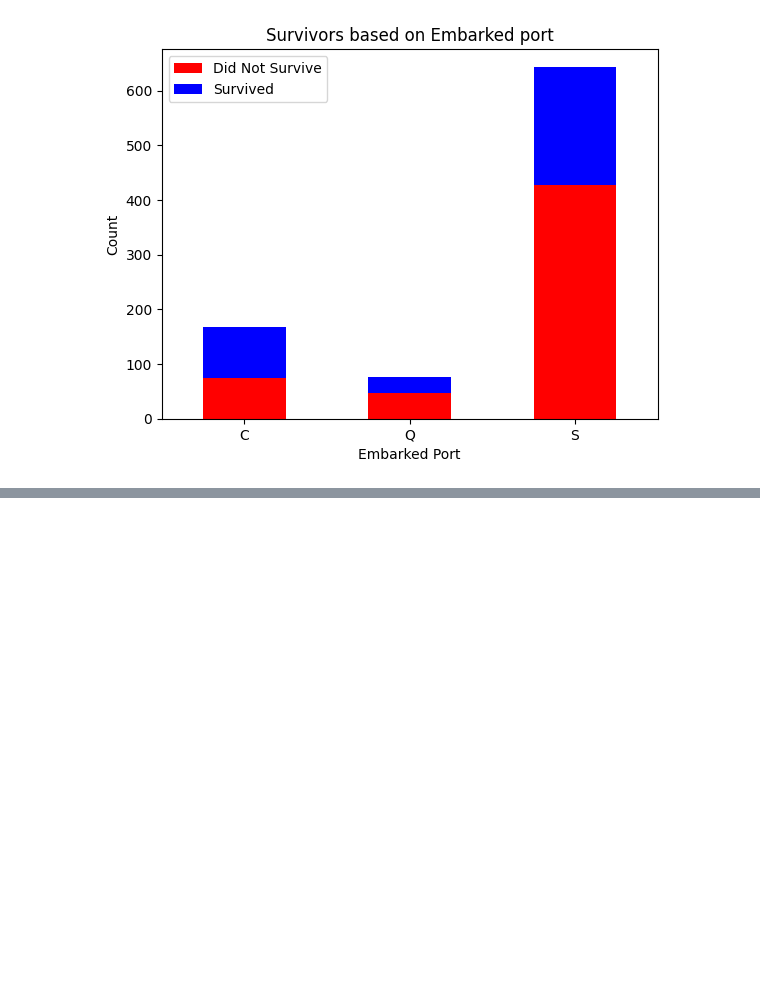
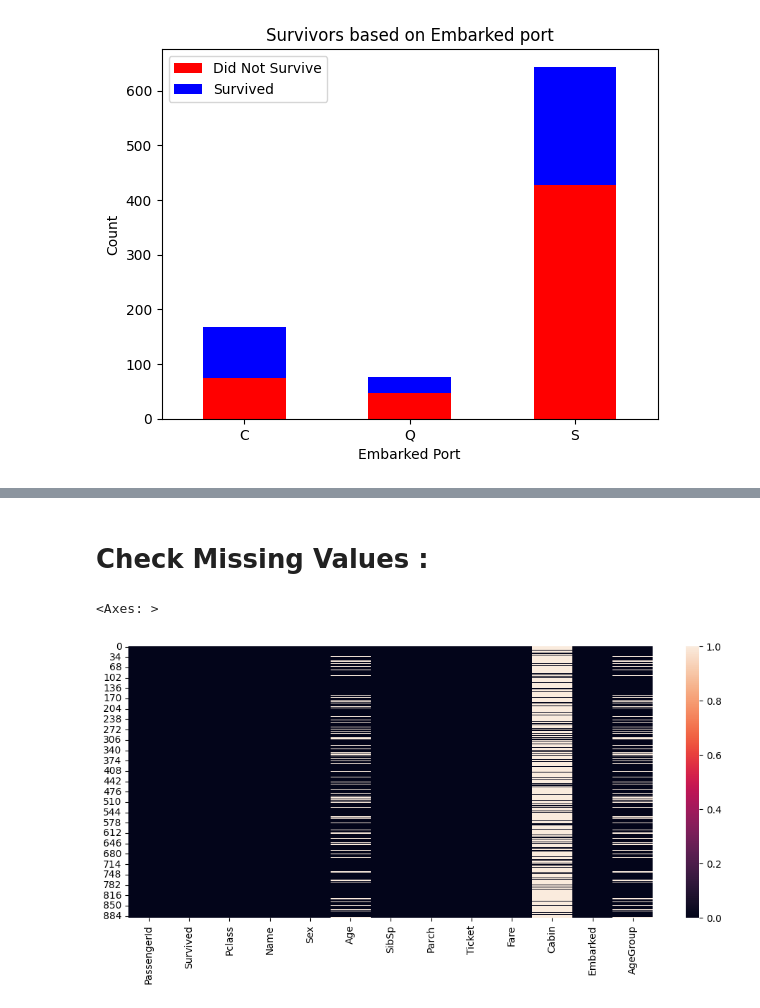
Before and after one commit to Rishabh-Devadiga/Data-Science-Lab, a Jupyter notebook: exploratory-data-analysis/TitanicSurvival.ipynb, the cells around one changed output, grey strips where cells are left out. Drawn from its saved outputs; the diff is of its cells as text; code cells hidden in the pictures; blank space fills up the shorter version.

```diff
--- a/exploratory-data-analysis/TitanicSurvival.ipynb
+++ b/exploratory-data-analysis/TitanicSurvival.ipynb
@@ -257,0 +298,9 @@ plt.show()
+# %% [markdown]
+# Check Missing Values :
+# %%
+# check null values of train data by graphically
+plt.figure(figsize=(12,5))
+sns.heatmap(train_set.isnull())
+# %% [output]
+<Axes: >
+[figure, added]
```
Also changed, not shown: parts of 12 cells of this notebook.
